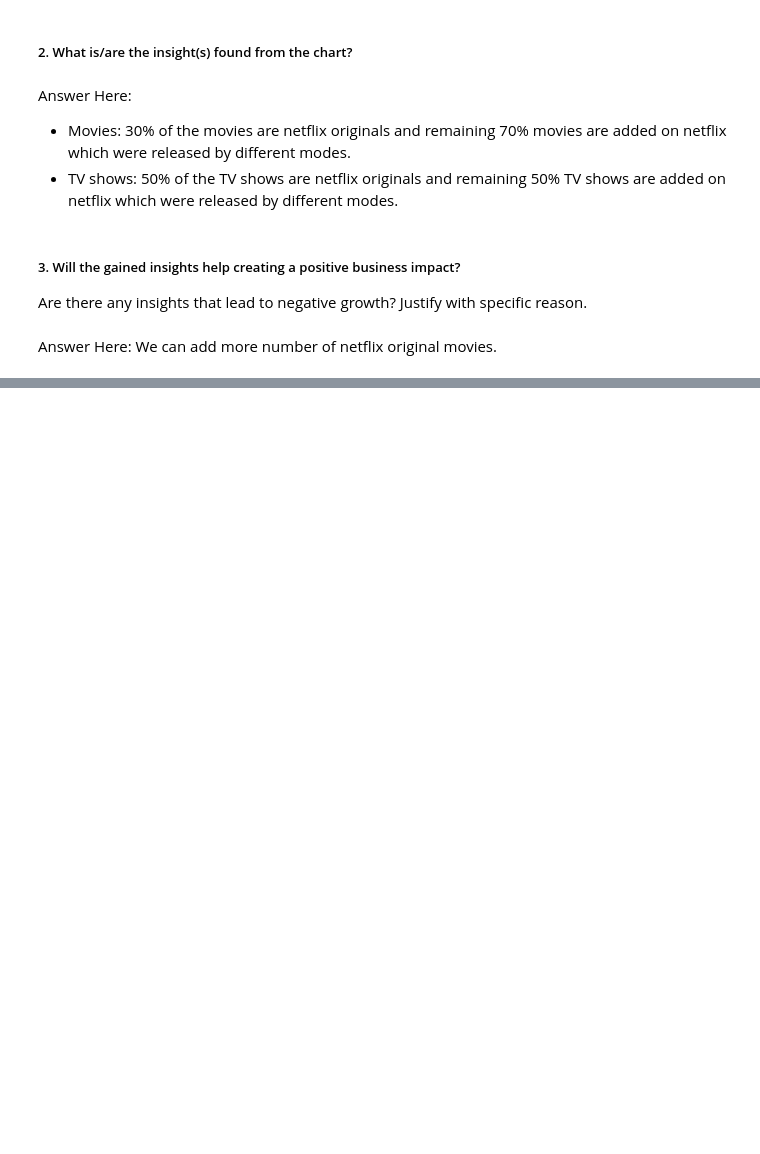
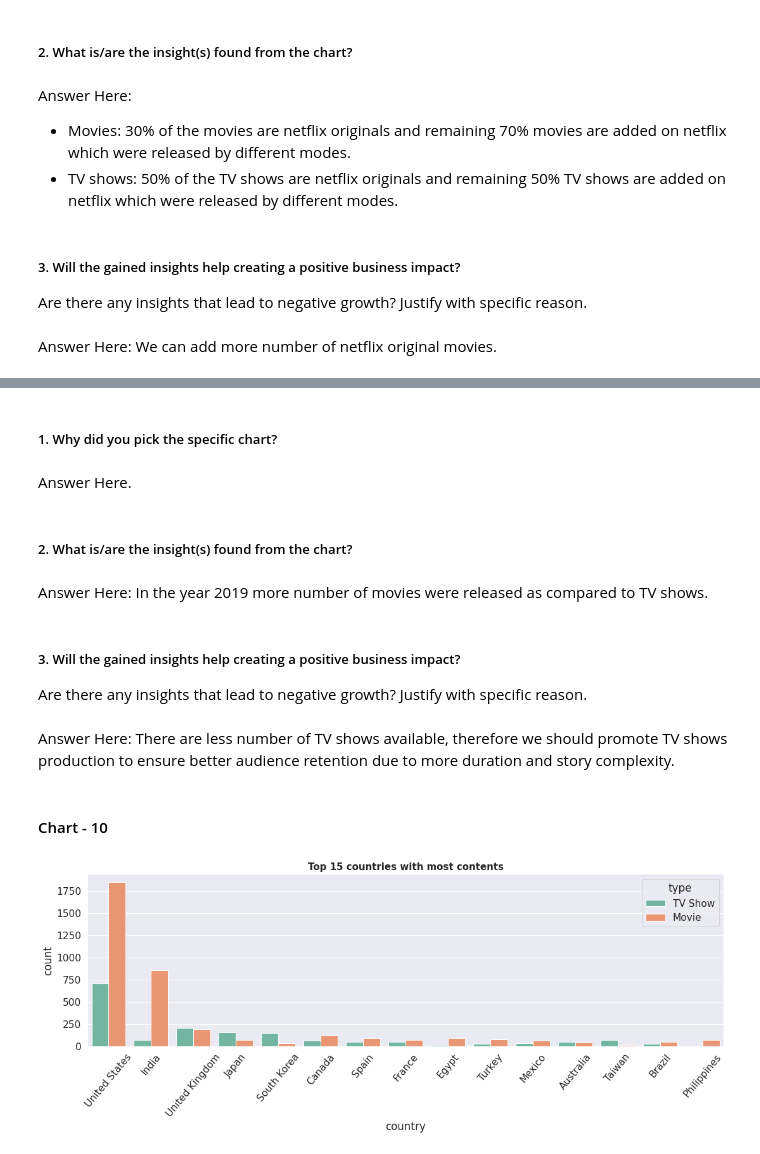
Before and after one commit to mdnawabali/Netflix-Movies-TV-shows-Clustering, a Jupyter notebook: Netflix_Movies_&_TV_shows_Clustering.ipynb, the cells around one changed output, grey strips where cells are left out. Saved outputs shown, nothing was run; the diff lists cells and outputs as text; code cells hidden in the pictures; blank space fills up the shorter version.

```diff
--- a/Netflix_Movies_&_TV_shows_Clustering.ipynb
+++ b/Netflix_Movies_&_TV_shows_Clustering.ipynb
@@ -683,0 +701,25 @@ Answer Here: We can add more number of netflix original movies.
+# %% [markdown]
+##### 1. Why did you pick the specific chart?
+# %% [markdown]
+Answer Here.
+# %% [markdown]
+##### 2. What is/are the insight(s) found from the chart?
+# %% [markdown]
+Answer Here: In the year 2019 more number of movies were released as compared to TV shows.
+# %% [markdown]
+##### 3. Will the gained insights help creating a positive business impact?
+Are there any insights that lead to negative growth? Justify with specific reason.
+# %% [markdown]
+Answer Here: There are less number of TV shows available, therefore we should promote TV shows production to ensure better audience retention due to more duration and story complexity.
+# %% [markdown]
+#### Chart - 10
+# %%
+# Chart - 10 visualization code
+#Analysing top15 countries with most content
+plt.figure(figsize=(18,5))
+sns.countplot(x=content_df['country'],order=content_df['country'].value_counts().index[0:15],hue=content_df['type'], palette='Set2')
+plt.xticks(rotation=50)
+plt.title('Top 15 countries with most contents', fontsize=15, fontweight='bold')
+plt.show()
+# %% [output]
+[figure, added]
```
Also changed, not shown: parts of 81 cells of this notebook.
